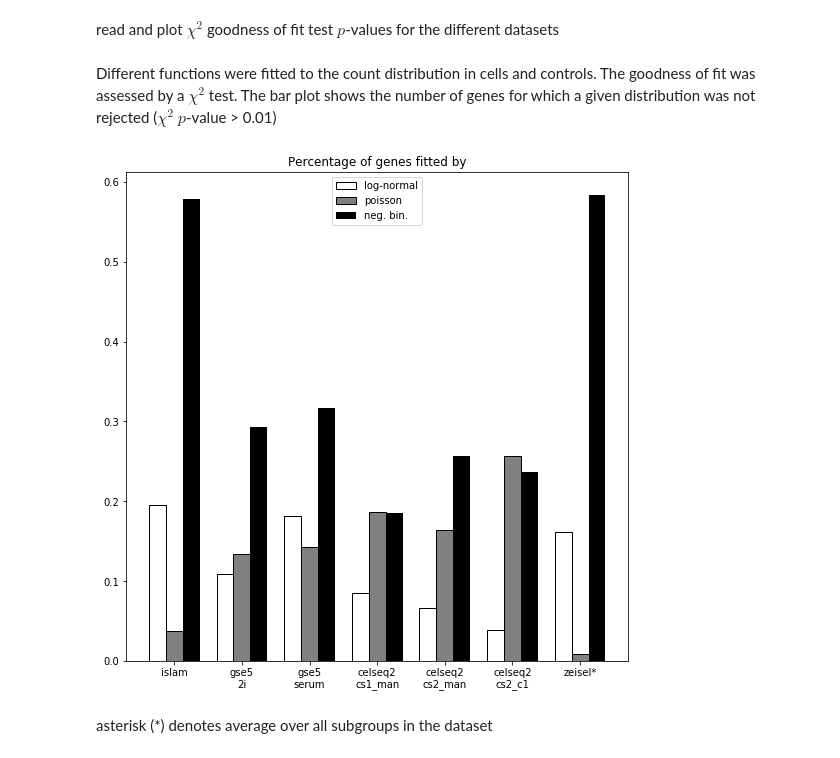
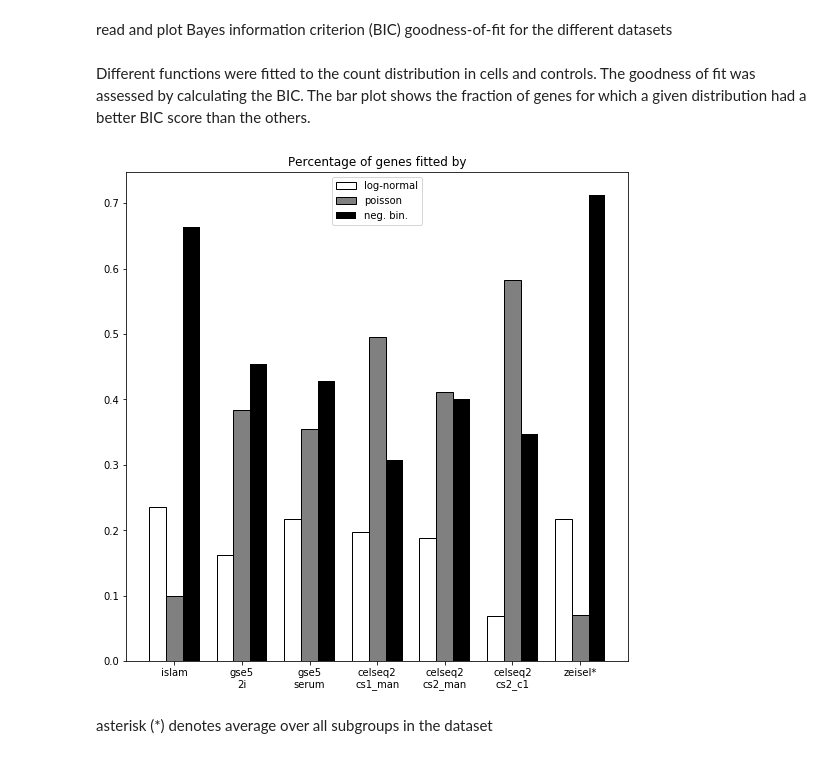
Before and after one commit to soedinglab/prosstt-scripts, a Jupyter notebook: plots.ipynb, the cells around one changed output. Cells and saved outputs as stored; diff of their text form; code cells hidden in the pictures.

```diff
--- a/plots.ipynb
+++ b/plots.ipynb
@@ -33,19 +37,25 @@ all_datasets = len(all_labels)
 # %% [markdown]
-read and plot $\chi^2$  goodness of fit test $p$-values for the different datasets
+read and plot Bayes information criterion (BIC) goodness-of-fit for the different datasets
-# %%
-delta_bic = np.zeros((all_datasets, 3))
-total_genes = np.zeros((all_datasets, 3))
-delta_bic[0], total_genes[0] = read_all("islam", "islam")
-delta_bic[1], total_genes[1] = read_all("gse5", "cells2i")
-delta_bic[2], total_genes[2] = read_all("gse5", "serum")
-delta_bic[3], total_genes[3] = read_all("celseq2", "cs1_man")
-delta_bic[4], total_genes[4] = read_all("celseq2", "cs2_man")
-delta_bic[5], total_genes[5] = read_all("celseq2", "cs2_c1")
-
-for i in range(len(zeisel_labels)):
-    delta_bic[6 + i], total_genes[6 + i] = read_all("zeisel", zeisel_labels[i])
+# %%
+bic = np.zeros((all_datasets, 3))
+raw = read_all("islam", "islam")
+bic[0][raw[0]] = raw[1]
+raw = read_all("gse5", "cells2i")
+bic[1][raw[0]] = raw[1]
+raw = read_all("gse5", "serum")
+bic[2][raw[0]] = raw[1]
+raw = read_all("celseq2", "cs1_man")
+bic[3][raw[0]] = raw[1]
+raw = read_all("celseq2", "cs2_man")
+bic[4][raw[0]] = raw[1]
+raw = read_all("celseq2", "cs2_c1")
+bic[5][raw[0]] = raw[1]
+
+for i in range(len(zeisel_labels)):
+    raw = read_all("zeisel", zeisel_labels[i])
+    bic[6 + i][raw[0]] = raw[1]
 # %% [markdown]
-Different functions were fitted to the count distribution in cells and controls. The goodness of fit was assessed by a $\chi^2$ test. The bar plot shows the number of genes for which a given distribution was not rejected ($\chi^2$ $p$-value > 0.01)
+Different functions were fitted to the count distribution in cells and controls. The goodness of fit was assessed by calculating the BIC. The bar plot shows the fraction of genes for which a given distribution had a better BIC score than the others.
 # %%
 N = 7
 x = np.arange(N)
@@ -53,41 +63,41 @@ normals = np.zeros(N)
 poisson = np.zeros(N)
 negbins = np.zeros(N)
 
-negbins[0:6] = delta_bic[0:6, 0] / total_genes[0:6, 0]
-poisson[0:6] = delta_bic[0:6, 1] / total_genes[0:6, 1]
-normals[0:6] = delta_bic[0:6, 2] / total_genes[0:6, 2]
+negbins[0:6] = bic[0:6, 0] / np.sum(bic[0:6], axis=1)
+poisson[0:6] = bic[0:6, 1] / np.sum(bic[0:6], axis=1)
+normals[0:6] = bic[0:6, 2] / np.sum(bic[0:6], axis=1)
 
 zeisel_start = 6
 zeisel_end = 6 + len(zeisel_labels)
-negbs = delta_bic[zeisel_start:zeisel_end, 0] / total_genes[zeisel_start:zeisel_end, 0]
-poiss = delta_bic[zeisel_start:zeisel_end, 1] / total_genes[zeisel_start:zeisel_end, 1]
-norms = delta_bic[zeisel_start:zeisel_end, 2] / total_genes[zeisel_start:zeisel_end, 2]
+negbs = bic[zeisel_start:zeisel_end, 0] / np.sum(bic[zeisel_start:zeisel_end], axis=1)
+poiss = bic[zeisel_start:zeisel_end, 1] / np.sum(bic[zeisel_start:zeisel_end], axis=1)
+norms = bic[zeisel_start:zeisel_end, 2] / np.sum(bic[zeisel_start:zeisel_end], axis=1)
 normals[6] = np.mean(norms)
 poisson[6] = np.mean(poiss)
 negbins[6] = np.mean(negbs)
 # %%
 width=0.25
 
 fig, ax = plt.subplots()
 fig.set_size_inches(9, 9)
 no = ax.bar(x, normals, width, color='white')
 # due to a matplotlib bug in version 2.1 the edge color has
 # to be set manually
 for bar in no:
     bar.set_edgecolor("black")
     bar.set_linewidth(1)
 po = ax.bar(x+width, poisson, width, color='grey')
 for bar in po:
     bar.set_edgecolor("black")
     bar.set_linewidth(1)
 nb = ax.bar(x+2*width, negbins, width, color='black')
 
 ax.set_xticks(x + width)
 ax.set_xticklabels((labels))
 ax.set_title("Percentage of genes fitted by")
-l = ax.legend((no[0], po[0], nb[0]), ("log-normal", "poisson", "neg. bin."))
+l = ax.legend((no[0], po[0], nb[0]), ("log-normal", "poisson", "neg. bin."), loc="upper center")
 # %% [output]
-[figure, old version]
+[figure, new version]
 # %% [markdown]
 asterisk (\*) denotes average over all subgroups in the dataset
 # %% [markdown]
```
Also changed, not shown: parts of 1 cell of this notebook, 1 other file.
